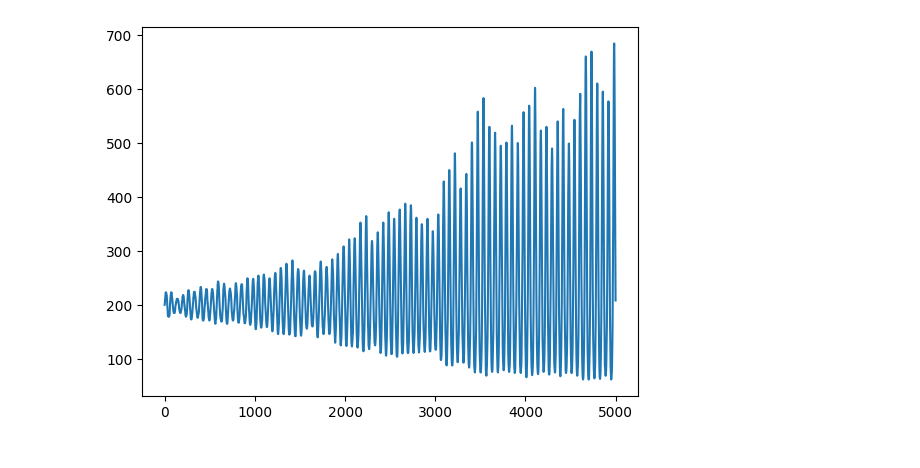
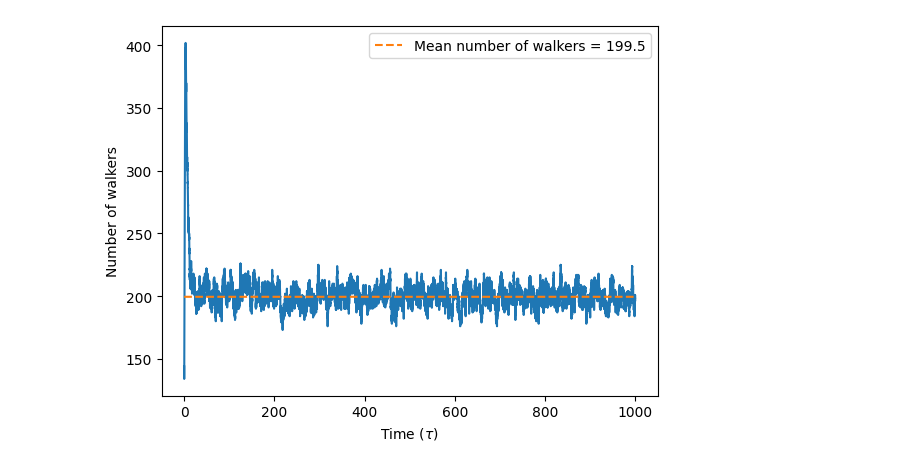
Before and after one commit to gujoh/compfys-h3, a Jupyter notebook: plotting/task1.ipynb, the cells around one changed output. Drawn from its saved outputs; the diff is of its cells as text; code cells hidden in the pictures.

Commit message:
fix issue with realloc, and some plotting

```diff
--- a/plotting/task1.ipynb
+++ b/plotting/task1.ipynb
@@ -5,8 +5,15 @@ import numpy.typing as npt
 import matplotlib.pyplot as plt
 # %%
 data = np.genfromtxt("../data/task1.csv", delimiter=",")
+dt = 0.02
+t = np.arange(data.shape[0]) * dt
-# %%
-plt.plot(data)
-plt.show()
-# %% [output]
-[figure, removed]
+# %%
+plt.plot(t, data[:, 0])
+mean_walkers = np.mean(data[5000:, 0])
+plt.plot(t, np.zeros(data.shape[0]) + mean_walkers, "--", label=f"Mean number of walkers = {mean_walkers:.1f}")
+plt.legend()
+plt.ylabel("Number of walkers")
+plt.xlabel(r"Time ($\tau$)")
+plt.show()
+# %% [output]
+[figure, added]
```
Also changed, not shown: parts of 1 cell of this notebook, 2 other files.
